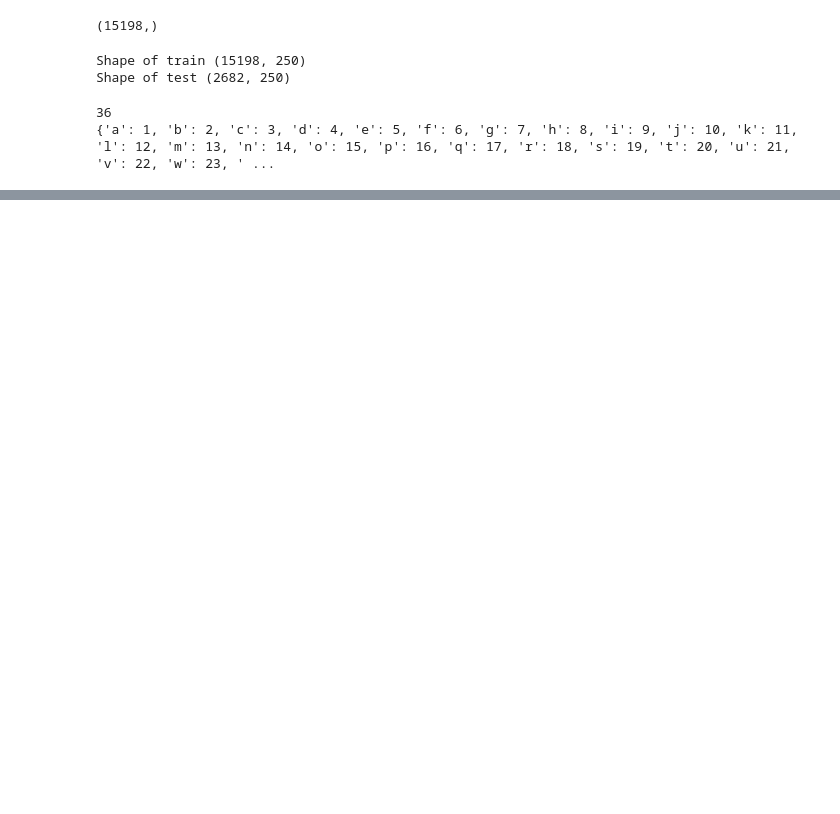
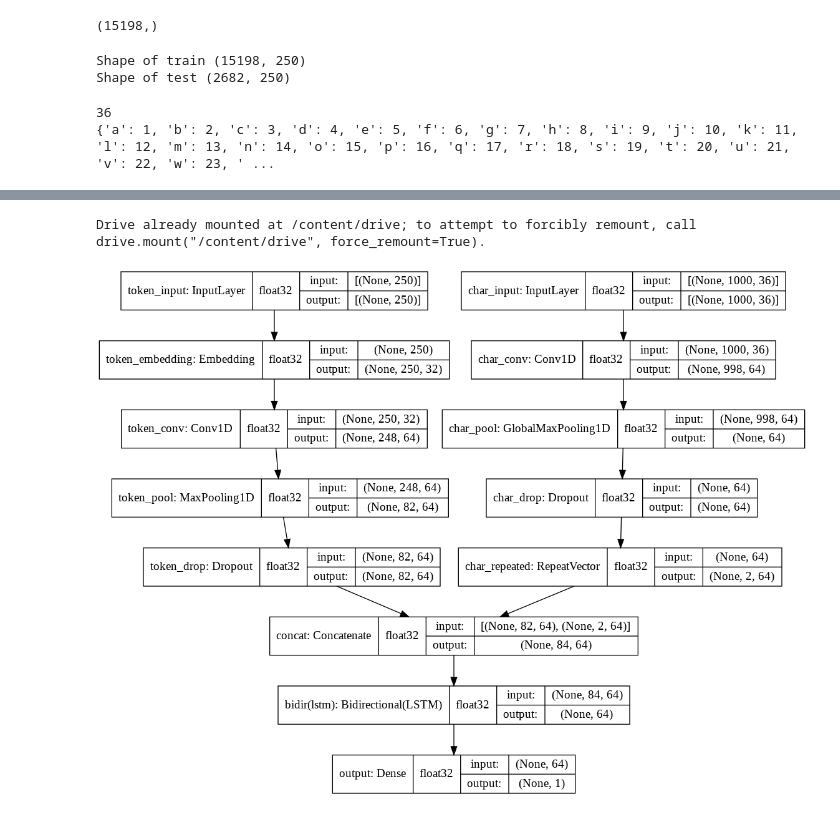
Before and after one commit to r-dube/fakejobs, a Jupyter notebook: fj_composite.ipynb, the cells around one changed output, grey strips where cells are left out. Saved outputs shown, nothing was run; the diff lists cells and outputs as text; code cells hidden in the pictures; blank space fills up the shorter version.

Commit message:
clean up code, visual depiction of network

```diff
--- a/fj_composite.ipynb
+++ b/fj_composite.ipynb
@@ -212,9 +187,7 @@ print(train_text.shape)
 # %%
-# Token Model
+# Token Model: Prepare the token based train and test input
 
 # max_num_words variable in case we want to clip the number of words
-max_num_words = num_words
-
 tokenizer = Tokenizer(num_words=max_num_words)
 tokenizer.fit_on_texts(train_text)
 
@@ -275,25 +258,26 @@ for _, val in train_text.iteritems():
 # %%
+# The Composite model: Token + Char
 
-embed_dim = 32
+# Not specificying input dtype as Keras internally assumes float32
 
-# Word (TOKEN) model
-token_input = Input(shape=(max_length,))
-token_embedding = Embedding(num_words, embed_dim, input_length=max_length)(token_input)
-token_conv = Conv1D(64, kernel_size=3, strides=1, padding="valid", activation="relu")(token_embedding)
-token_pool = MaxPool1D(pool_size=3, strides=3)(token_conv)
-token_drop = Dropout(.5)(token_pool)
+# Token (word) model
+token_input = Input(shape=(max_length,), name="token_input")
+token_embedding = Embedding(max_num_words, embed_dim, input_length=max_length, name="token_embedding")(token_input)
+token_conv = Conv1D(64, kernel_size=3, strides=1, padding="valid", activation="relu", name="token_conv")(token_embedding)
+token_pool = MaxPool1D(pool_size=3, strides=3, name="token_pool")(token_conv)
+token_drop = Dropout(.5, name="token_drop")(token_pool)
 
-# CHAR model
-char_input = Input(shape=(char_input_size, encoding_size))
-char_conv = Conv1D(64, kernel_size=3, strides=1, padding="valid",activation="relu")(char_input)
-char_pool = GlobalMaxPool1D()(char_conv)
-char_drop = Dropout(.5)(char_pool)
-char_repeated = RepeatVector(2)(char_drop)
+# Char model
+char_input = Input(shape=(char_input_size, encoding_size), name="char_input")
+char_conv = Conv1D(64, kernel_size=3, strides=1, padding="valid",activation="relu", name="char_conv")(char_input)
+char_pool = GlobalMaxPool1D(name="char_pool")(char_conv)
+char_drop = Dropout(.5, name="char_drop")(char_pool)
+char_repeated = RepeatVector(2, name="char_repeated")(char_drop)
 
 # Merge
-merged = Concatenate(axis=1)([token_drop, char_repeated])
-lstm = Bidirectional(LSTM(32, dropout=0.3, recurrent_dropout=0.01))(merged)
-output = Dense(1, activation="sigmoid")(lstm)
+merged = Concatenate(axis=1, name="concat")([token_drop, char_repeated])
+lstm = Bidirectional(LSTM(32, dropout=0.3, recurrent_dropout=0.01, name="lstm"), name="bidir")(merged)
+output = Dense(1, activation="sigmoid", name="output")(lstm)
 
 # define a model with a list of two inputs
 model = Model(inputs=[token_input, char_input], outputs=output)
@@ -374,0 +352,10 @@ AUC score: 0.9707
+# %%
+# Uncomment to save image of model architecture
+from google.colab import drive
+drive.mount('/content/drive')
+
+dot_img_file = '/content/drive/My Drive/Results/fj_composite.png'
+tf.keras.utils.plot_model(model, to_file=dot_img_file, show_shapes=True, show_dtype=True)
+# %% [output]
+Drive already mounted at /content/drive; to attempt to forcibly remount, call drive.mount("/content/drive", force_remount=True).
+[figure, added]
```
Also changed, not shown: parts of 17 cells of this notebook.
